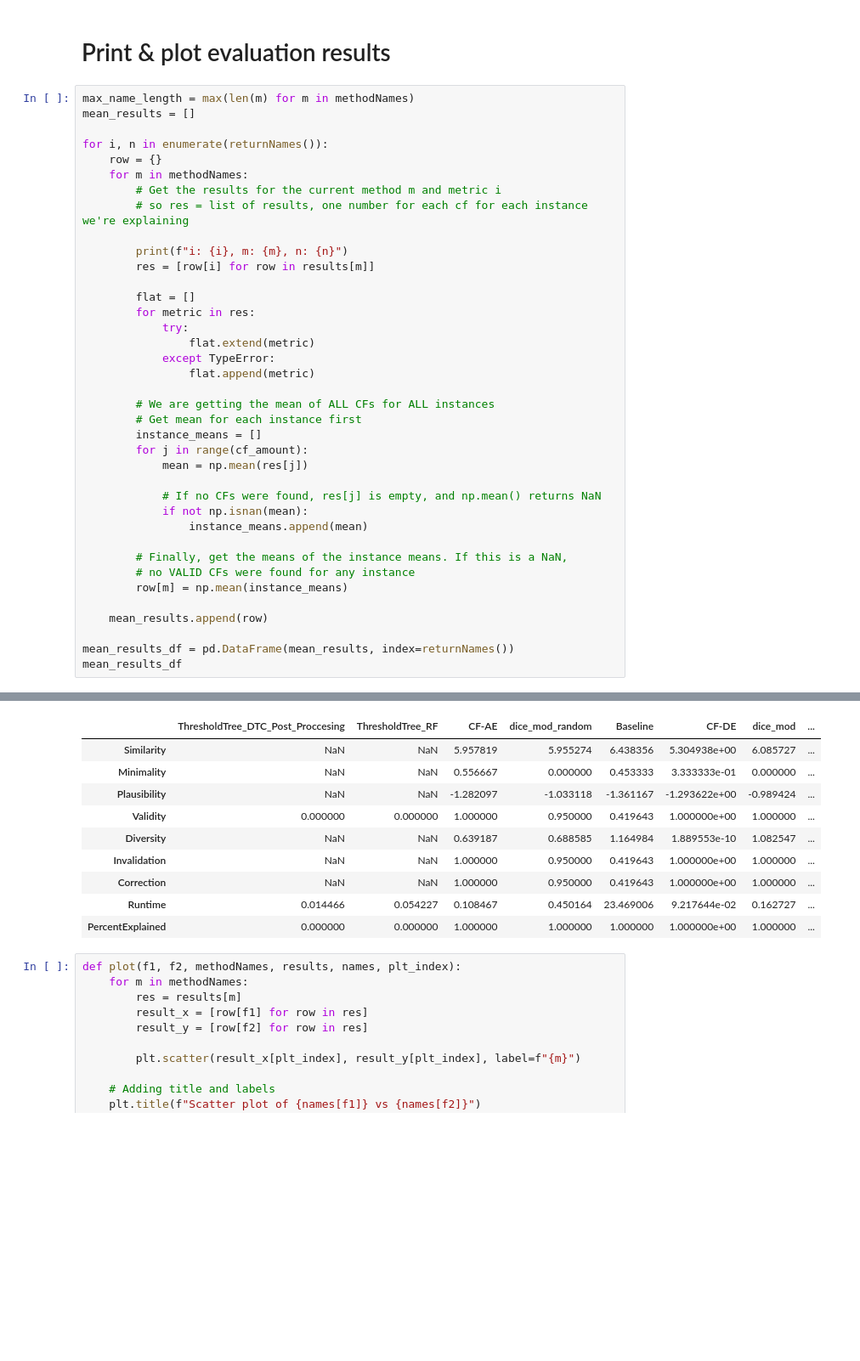
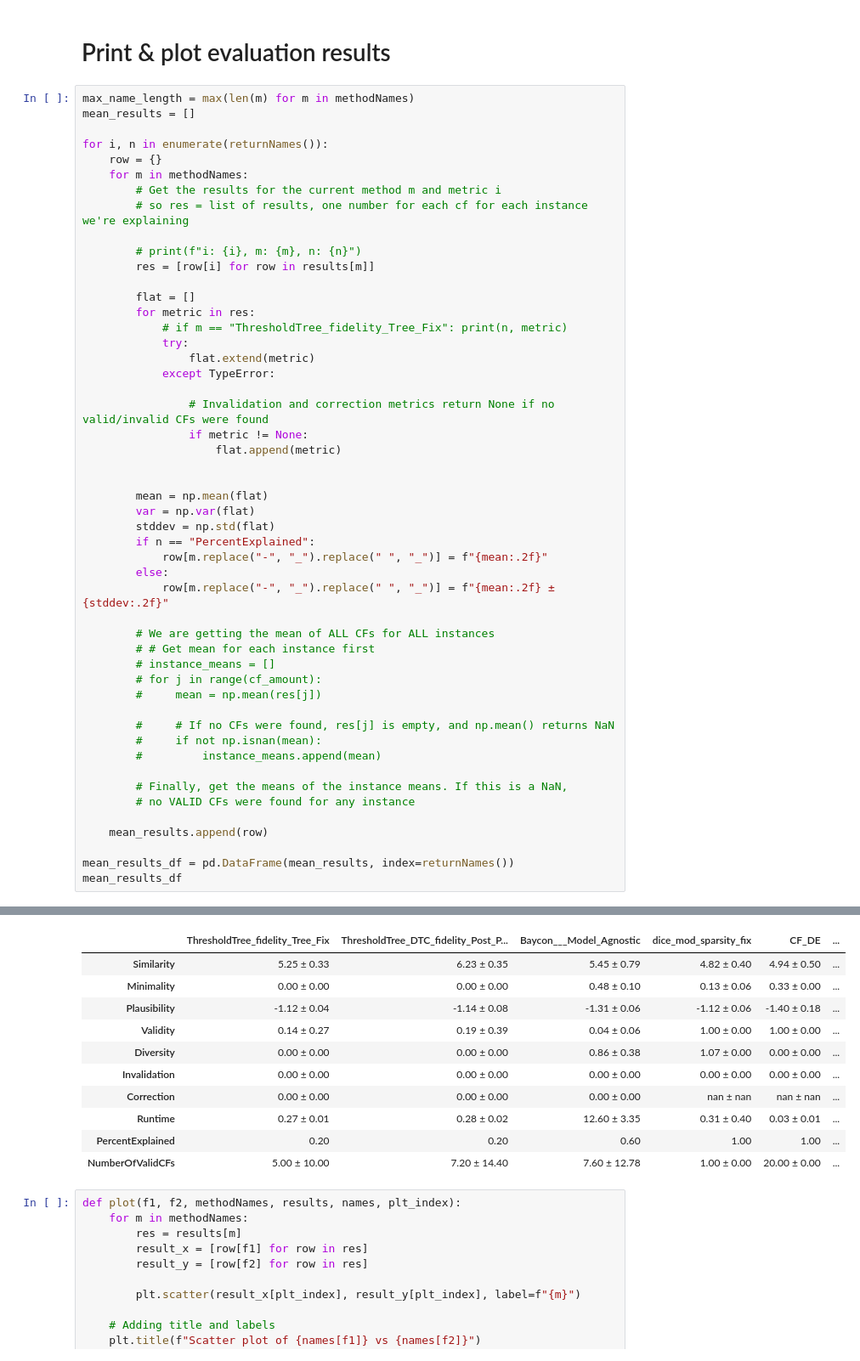
Before and after one commit to jepp3183/Thesis2025, a Jupyter notebook: code/Cross Evaluation.ipynb, the cells around one changed output, grey strips where cells are left out. Shown at 85% size. Cells and saved outputs as stored; diff of their text form; blank space fills up the shorter version.

```diff
--- a/code/Cross Evaluation.ipynb
+++ b/code/Cross Evaluation.ipynb
@@ -600,29 +595,41 @@ for i, n in enumerate(returnNames()):
         # Get the results for the current method m and metric i
         # so res = list of results, one number for each cf for each instance we're explaining
 
-        print(f"i: {i}, m: {m}, n: {n}")
+        # print(f"i: {i}, m: {m}, n: {n}")
         res = [row[i] for row in results[m]]
 
         flat = []
         for metric in res:
+            # if m == "ThresholdTree_fidelity_Tree_Fix": print(n, metric)
             try:
                 flat.extend(metric)
             except TypeError:
-                flat.append(metric)
+
+                # Invalidation and correction metrics return None if no valid/invalid CFs were found
+                if metric != None:
+                    flat.append(metric)
+
+
+        mean = np.mean(flat)
+        var = np.var(flat)
+        stddev = np.std(flat)
+        if n == "PercentExplained":
+            row[m.replace("-", "_").replace(" ", "_")] = f"{mean:.2f}"
+        else:
+            row[m.replace("-", "_").replace(" ", "_")] = f"{mean:.2f} ± {stddev:.2f}"
 
         # We are getting the mean of ALL CFs for ALL instances
-        # Get mean for each instance first
-        instance_means = []
-        for j in range(cf_amount):
-            mean = np.mean(res[j])
+        # # Get mean for each instance first
+        # instance_means = []
+        # for j in range(cf_amount):
+        #     mean = np.mean(res[j])
 
-            # If no CFs were found, res[j] is empty, and np.mean() returns NaN
-            if not np.isnan(mean):
-                instance_means.append(mean)
+        #     # If no CFs were found, res[j] is empty, and np.mean() returns NaN
+        #     if not np.isnan(mean):
+        #         instance_means.append(mean)
 
         # Finally, get the means of the instance means. If this is a NaN,
         # no VALID CFs were found for any instance
-        row[m] = np.mean(instance_means)
 
     mean_results.append(row)
 
@@ -649,13 +639,14 @@ i: 8, m: ThresholdTree_fidelity_Tree_Fix, n: PercentExplained
-|  | ThresholdTree_DTC_Post_Proccesing | ThresholdTree_RF | CF-AE | dice_mod_random | Baseline | CF-DE | dice_mod | ... |
-| Similarity | NaN | NaN | 5.957819 | 5.955274 | 6.438356 | 5.304938e+00 | 6.085727 | ... |
-| Minimality | NaN | NaN | 0.556667 | 0.000000 | 0.453333 | 3.333333e-01 | 0.000000 | ... |
-| Plausibility | NaN | NaN | -1.282097 | -1.033118 | -1.361167 | -1.293622e+00 | -0.989424 | ... |
-| Validity | 0.000000 | 0.000000 | 1.000000 | 0.950000 | 0.419643 | 1.000000e+00 | 1.000000 | ... |
-| Diversity | NaN | NaN | 0.639187 | 0.688585 | 1.164984 | 1.889553e-10 | 1.082547 | ... |
-| Invalidation | NaN | NaN | 1.000000 | 0.950000 | 0.419643 | 1.000000e+00 | 1.000000 | ... |
-| Correction | NaN | NaN | 1.000000 | 0.950000 | 0.419643 | 1.000000e+00 | 1.000000 | ... |
-| Runtime | 0.014466 | 0.054227 | 0.108467 | 0.450164 | 23.469006 | 9.217644e-02 | 0.162727 | ... |
-| PercentExplained | 0.000000 | 0.000000 | 1.000000 | 1.000000 | 1.000000 | 1.000000e+00 | 1.000000 | ... |
+|  | ThresholdTree_fidelity_Tree_Fix | ThresholdTree_DTC_fidelity_Post_P... | Baycon___Model_Agnostic | dice_mod_sparsity_fix | CF_DE | ... |
+| Similarity | 5.25 ± 0.33 | 6.23 ± 0.35 | 5.45 ± 0.79 | 4.82 ± 0.40 | 4.94 ± 0.50 | ... |
+| Minimality | 0.00 ± 0.00 | 0.00 ± 0.00 | 0.48 ± 0.10 | 0.13 ± 0.06 | 0.33 ± 0.00 | ... |
+| Plausibility | -1.12 ± 0.04 | -1.14 ± 0.08 | -1.31 ± 0.06 | -1.12 ± 0.06 | -1.40 ± 0.18 | ... |
+| Validity | 0.14 ± 0.27 | 0.19 ± 0.39 | 0.04 ± 0.06 | 1.00 ± 0.00 | 1.00 ± 0.00 | ... |
+| Diversity | 0.00 ± 0.00 | 0.00 ± 0.00 | 0.86 ± 0.38 | 1.07 ± 0.00 | 0.00 ± 0.00 | ... |
+| Invalidation | 0.00 ± 0.00 | 0.00 ± 0.00 | 0.00 ± 0.00 | 0.00 ± 0.00 | 0.00 ± 0.00 | ... |
+| Correction | 0.00 ± 0.00 | 0.00 ± 0.00 | 0.00 ± 0.00 | nan ± nan | nan ± nan | ... |
+| Runtime | 0.27 ± 0.01 | 0.28 ± 0.02 | 12.60 ± 3.35 | 0.31 ± 0.40 | 0.03 ± 0.01 | ... |
+| PercentExplained | 0.20 | 0.20 | 0.60 | 1.00 | 1.00 | ... |
+| NumberOfValidCFs | 5.00 ± 10.00 | 7.20 ± 14.40 | 7.60 ± 12.78 | 1.00 ± 0.00 | 20.00 ± 0.00 | ... |
 # %%
 def plot(f1, f2, methodNames, results, names, plt_index):
     for m in methodNames:
```
Also changed, not shown: parts of 12 cells of this notebook, 27 other files.
